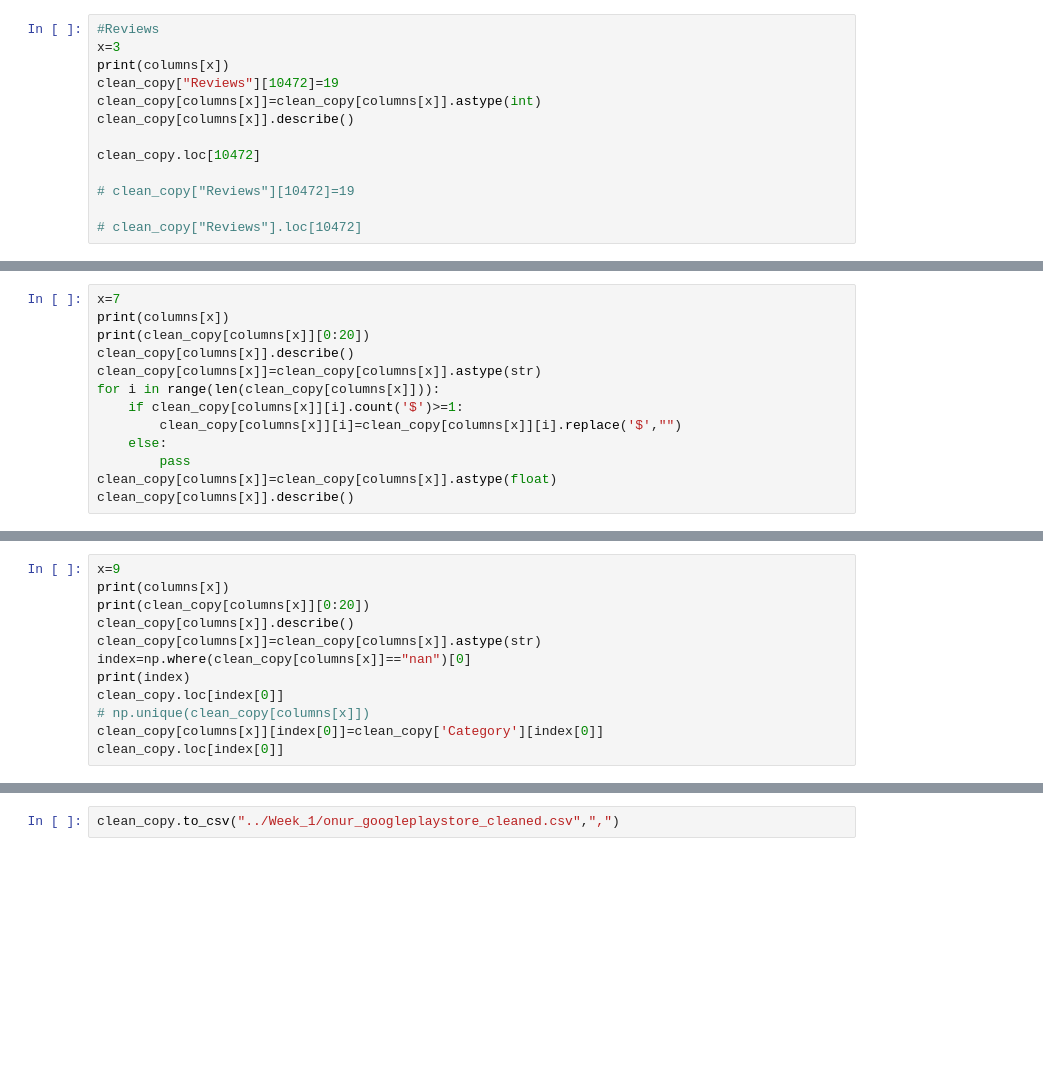
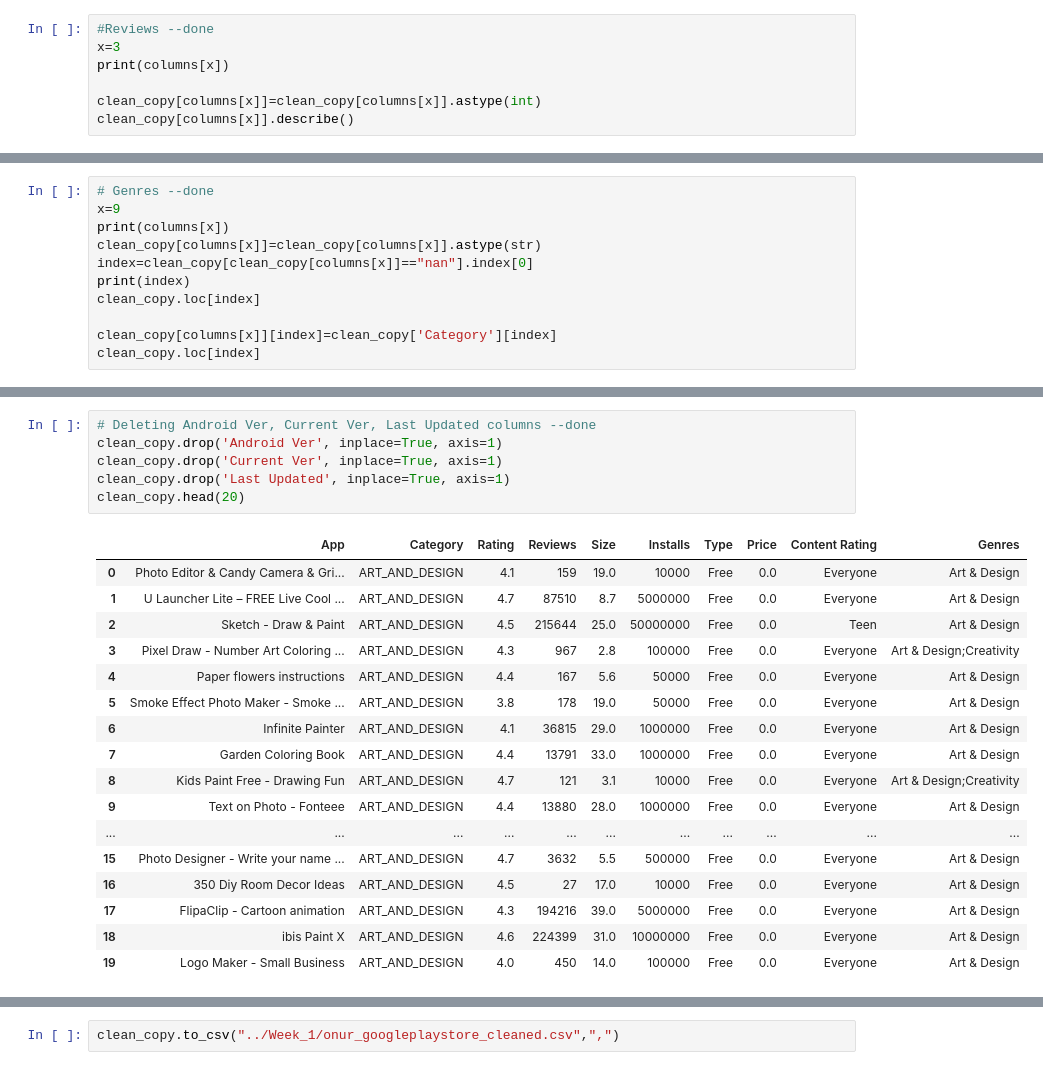
Before and after one commit to onurer87/data-5---team-4, a Jupyter notebook: Stage_2/Week_1/week_1_onur.ipynb, the cells around one changed output, grey strips where cells are left out. Saved outputs shown, nothing was run; the diff lists cells and outputs as text; blank space fills up the shorter version.

```diff
--- a/Stage_2/Week_1/week_1_onur.ipynb
+++ b/Stage_2/Week_1/week_1_onur.ipynb
@@ -129,13 +150,7 @@ np.unique(clean_copy["Rating"])
 # %%
-#Reviews
+#Reviews --done
 x=3
 print(columns[x])
-clean_copy["Reviews"][10472]=19
+
 clean_copy[columns[x]]=clean_copy[columns[x]].astype(int)
 clean_copy[columns[x]].describe()
-
-clean_copy.loc[10472]
-
-# clean_copy["Reviews"][10472]=19
-
-# clean_copy["Reviews"].loc[10472]
@@ -214,13 +355,0 @@ clean_copy[columns[x]].describe()
-# %%
-x=7
-print(columns[x])
-print(clean_copy[columns[x]][0:20])
-clean_copy[columns[x]].describe()
-clean_copy[columns[x]]=clean_copy[columns[x]].astype(str)
-for i in range(len(clean_copy[columns[x]])):
-    if clean_copy[columns[x]][i].count('$')>=1:
-        clean_copy[columns[x]][i]=clean_copy[columns[x]][i].replace('$',"")
-    else:
-        pass
-clean_copy[columns[x]]=clean_copy[columns[x]].astype(float)
-clean_copy[columns[x]].describe()
@@ -243,12 +356,11 @@ np.unique(clean_copy[columns[x]])
 # %%
+# Genres --done
 x=9
 print(columns[x])
-print(clean_copy[columns[x]][0:20])
-clean_copy[columns[x]].describe()
 clean_copy[columns[x]]=clean_copy[columns[x]].astype(str)
-index=np.where(clean_copy[columns[x]]=="nan")[0]
+index=clean_copy[clean_copy[columns[x]]=="nan"].index[0]
 print(index)
-clean_copy.loc[index[0]]
-# np.unique(clean_copy[columns[x]])
-clean_copy[columns[x]][index[0]]=clean_copy['Category'][index[0]]
-clean_copy.loc[index[0]]
+clean_copy.loc[index]
+
+clean_copy[columns[x]][index]=clean_copy['Category'][index]
+clean_copy.loc[index]
@@ -255,2 +388,26 @@ clean_copy.loc[index[0]]
+# %%
+# Deleting Android Ver, Current Ver, Last Updated columns --done
+clean_copy.drop('Android Ver', inplace=True, axis=1)
+clean_copy.drop('Current Ver', inplace=True, axis=1)
+clean_copy.drop('Last Updated', inplace=True, axis=1)
+clean_copy.head(20)
+# %% [output]
+|  | App | Category | Rating | Reviews | Size | Installs | Type | Price | Content Rating | Genres |
+| 0 | Photo Editor & Candy Camera & Gri... | ART_AND_DESIGN | 4.1 | 159 | 19.0 | 10000 | Free | 0.0 | Everyone | Art & Design |
+| 1 | U Launcher Lite – FREE Live Cool ... | ART_AND_DESIGN | 4.7 | 87510 | 8.7 | 5000000 | Free | 0.0 | Everyone | Art & Design |
+| 2 | Sketch - Draw & Paint | ART_AND_DESIGN | 4.5 | 215644 | 25.0 | 50000000 | Free | 0.0 | Teen | Art & Design |
+| 3 | Pixel Draw - Number Art Coloring ... | ART_AND_DESIGN | 4.3 | 967 | 2.8 | 100000 | Free | 0.0 | Everyone | Art & Design;Creativity |
+| 4 | Paper flowers instructions | ART_AND_DESIGN | 4.4 | 167 | 5.6 | 50000 | Free | 0.0 | Everyone | Art & Design |
+| 5 | Smoke Effect Photo Maker - Smoke ... | ART_AND_DESIGN | 3.8 | 178 | 19.0 | 50000 | Free | 0.0 | Everyone | Art & Design |
+| 6 | Infinite Painter | ART_AND_DESIGN | 4.1 | 36815 | 29.0 | 1000000 | Free | 0.0 | Everyone | Art & Design |
+| 7 | Garden Coloring Book | ART_AND_DESIGN | 4.4 | 13791 | 33.0 | 1000000 | Free | 0.0 | Everyone | Art & Design |
+| 8 | Kids Paint Free - Drawing Fun | ART_AND_DESIGN | 4.7 | 121 | 3.1 | 10000 | Free | 0.0 | Everyone | Art & Design;Creativity |
+| 9 | Text on Photo - Fonteee | ART_AND_DESIGN | 4.4 | 13880 | 28.0 | 1000000 | Free | 0.0 | Everyone | Art & Design |
+| ... | ... | ... | ... | ... | ... | ... | ... | ... | ... | ... |
+| 15 | Photo Designer - Write your name ... | ART_AND_DESIGN | 4.7 | 3632 | 5.5 | 500000 | Free | 0.0 | Everyone | Art & Design |
+| 16 | 350 Diy Room Decor Ideas | ART_AND_DESIGN | 4.5 | 27 | 17.0 | 10000 | Free | 0.0 | Everyone | Art & Design |
+| 17 | FlipaClip - Cartoon animation | ART_AND_DESIGN | 4.3 | 194216 | 39.0 | 5000000 | Free | 0.0 | Everyone | Art & Design |
+| 18 | ibis Paint X | ART_AND_DESIGN | 4.6 | 224399 | 31.0 | 10000000 | Free | 0.0 | Everyone | Art & Design |
+| 19 | Logo Maker - Small Business | ART_AND_DESIGN | 4.0 | 450 | 14.0 | 100000 | Free | 0.0 | Everyone | Art & Design |
 # %%
 clean_copy.shape
```
Also changed, not shown: parts of 38 cells of this notebook, 2 other files.
